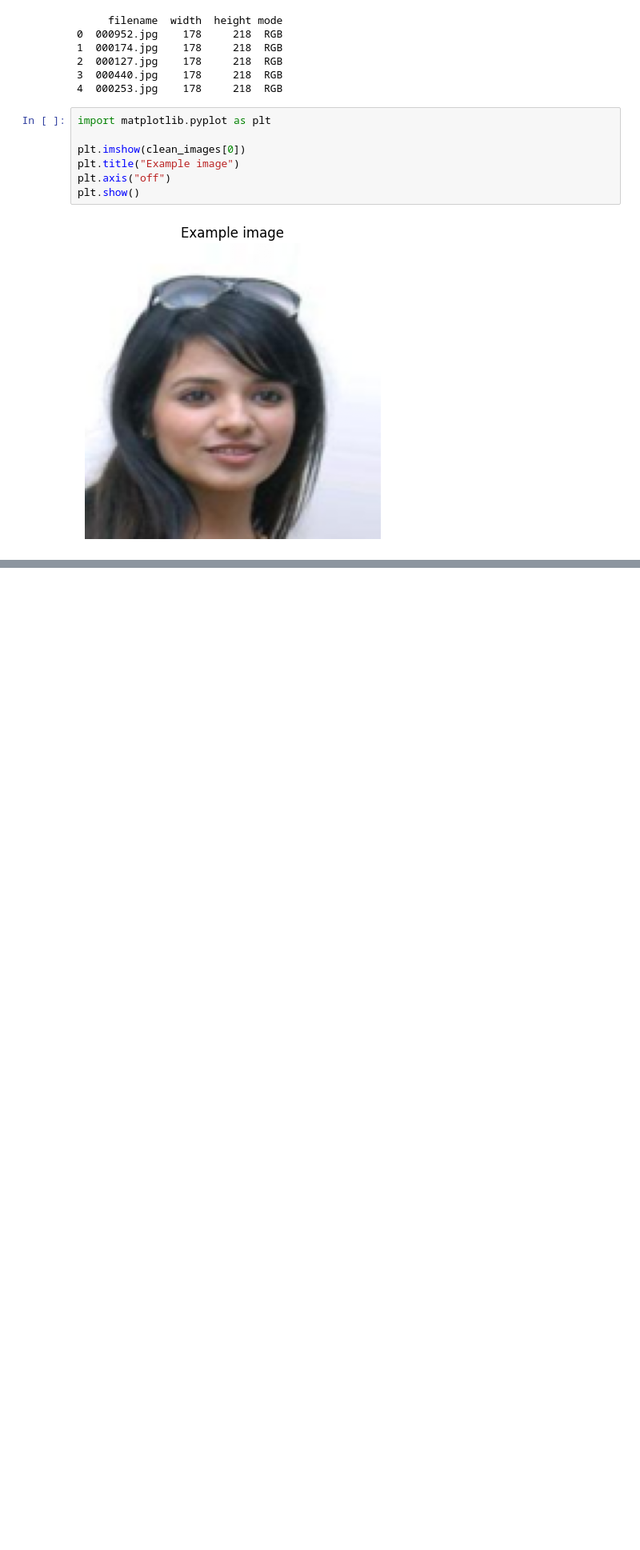
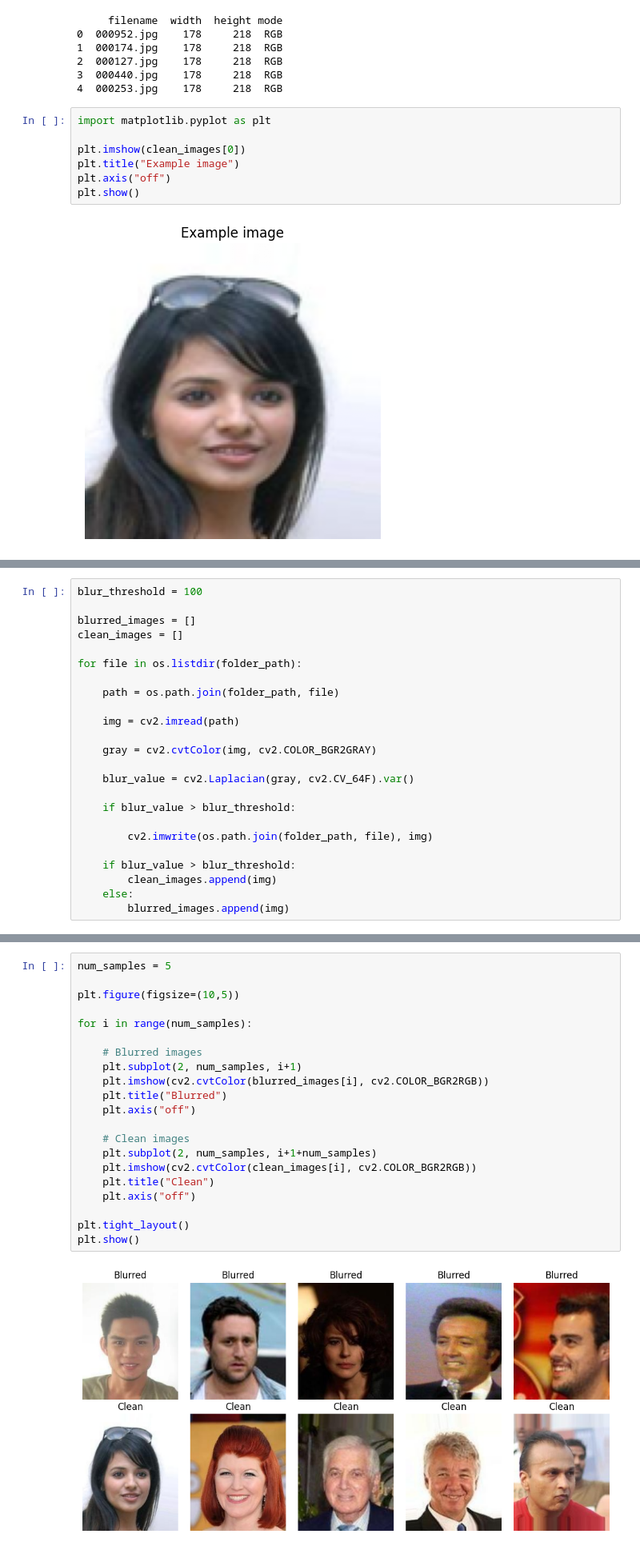
Before and after one commit to prabuddhayogi/ai-with-python, a Jupyter notebook: image_processing_project.ipynb, the cells around one changed output, grey strips where cells are left out. Shown at 80% size. Drawn from its saved outputs; the diff is of its cells as text; blank space fills up the shorter version.

```diff
--- a/image_processing_project.ipynb
+++ b/image_processing_project.ipynb
@@ -119,0 +123,24 @@ plt.show()
+# %%
+blur_threshold = 100
+
+blurred_images = []
+clean_images = []
+
+for file in os.listdir(folder_path):
+
+    path = os.path.join(folder_path, file)
+
+    img = cv2.imread(path)
+
+    gray = cv2.cvtColor(img, cv2.COLOR_BGR2GRAY)
+
+    blur_value = cv2.Laplacian(gray, cv2.CV_64F).var()
+
+    if blur_value > blur_threshold:
+
+        cv2.imwrite(os.path.join(folder_path, file), img)
+
+    if blur_value > blur_threshold:
+        clean_images.append(img)
+    else:
+        blurred_images.append(img)
@@ -119,0 +179,23 @@ plt.show()
+# %%
+num_samples = 5
+
+plt.figure(figsize=(10,5))
+
+for i in range(num_samples):
+
+    # Blurred images
+    plt.subplot(2, num_samples, i+1)
+    plt.imshow(cv2.cvtColor(blurred_images[i], cv2.COLOR_BGR2RGB))
+    plt.title("Blurred")
+    plt.axis("off")
+
+    # Clean images
+    plt.subplot(2, num_samples, i+1+num_samples)
+    plt.imshow(cv2.cvtColor(clean_images[i], cv2.COLOR_BGR2RGB))
+    plt.title("Clean")
+    plt.axis("off")
+
+plt.tight_layout()
+plt.show()
+# %% [output]
+[figure, added]
```
Also changed, not shown: parts of 10 cells of this notebook.
